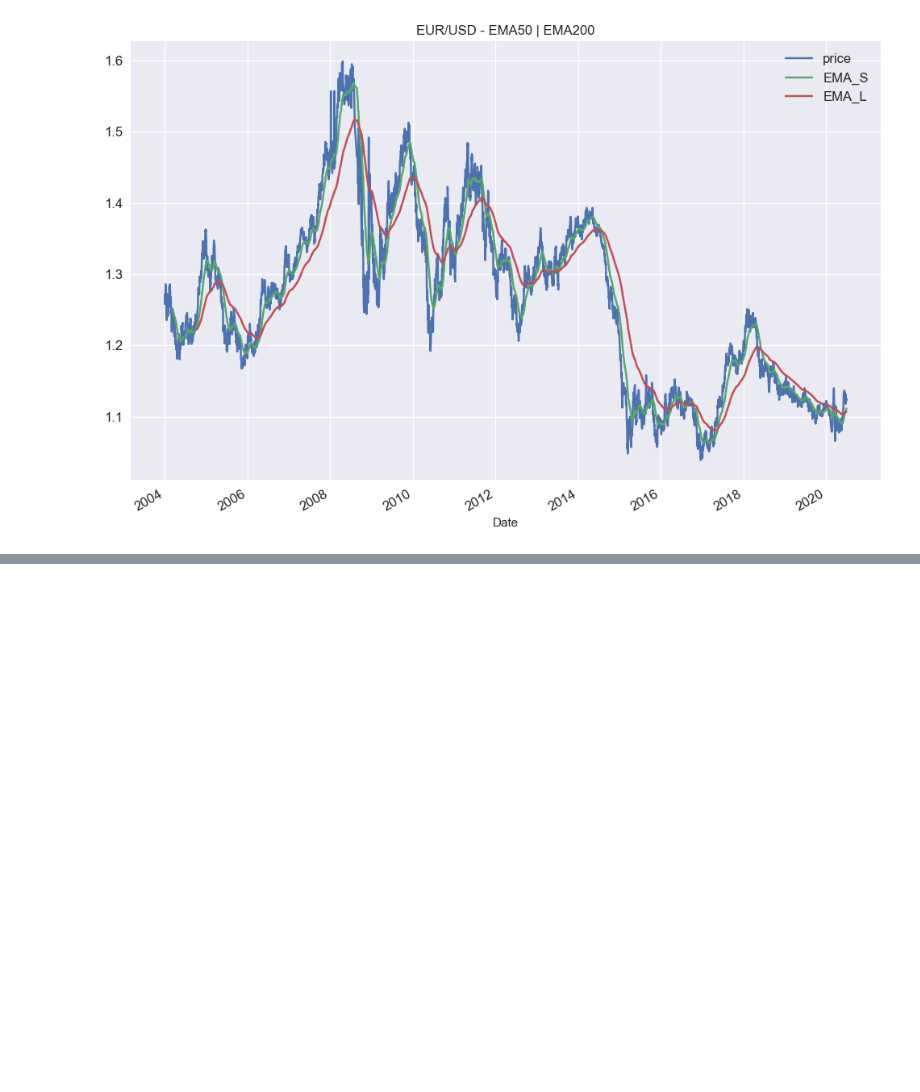
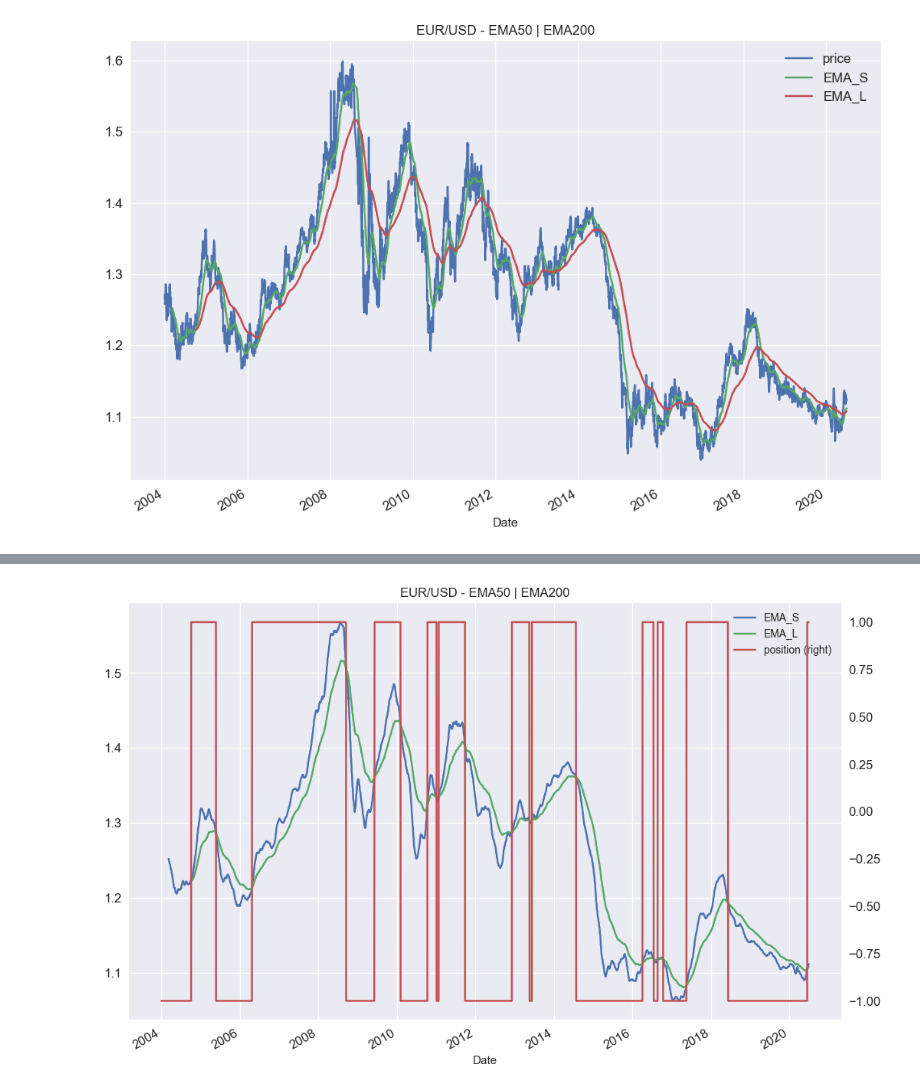
Before and after one commit to AvirukthGT/AlgoTrading, a Jupyter notebook: EMA/EMACrossover.ipynb, the cells around one changed output, grey strips where cells are left out. Saved outputs shown, nothing was run; the diff lists cells and outputs as text; code cells hidden in the pictures; blank space fills up the shorter version.

```diff
--- a/EMA/EMACrossover.ipynb
+++ b/EMA/EMACrossover.ipynb
@@ -56,0 +64,2 @@ plt.show()
+# %%
+data["position"] = np.where(data["EMA_S"] > data["EMA_L"], 1, -1 )
@@ -56,0 +83,6 @@ plt.show()
+# %%
+data.loc[:, ["EMA_S", "EMA_L", "position"]].plot(figsize = (12, 8), fontsize = 12, secondary_y = "position",
+                                                 title = "EUR/USD - EMA{} | EMA{}".format(ema_s, ema_l))
+plt.show()
+# %% [output]
+[figure, added]
```
Also changed, not shown: parts of 3 cells of this notebook.
